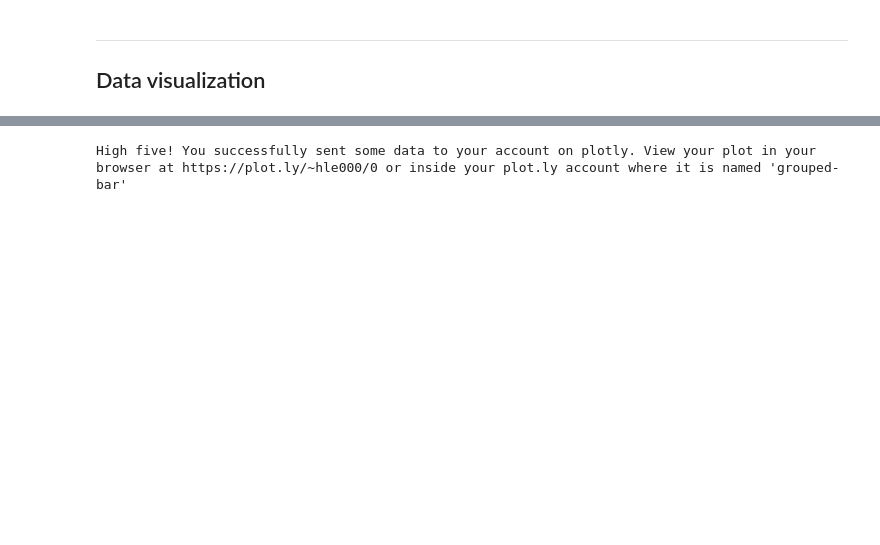
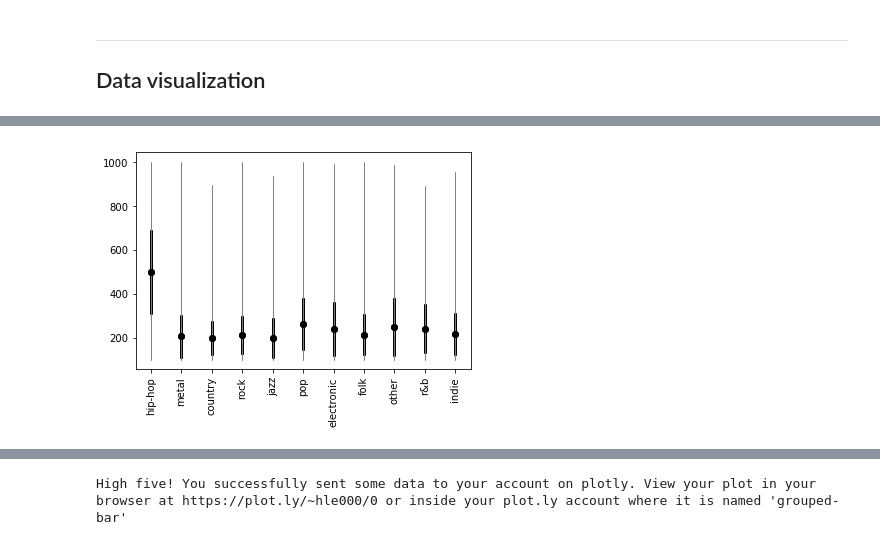
Before and after one commit to MisterSchmitz/mercari, a Jupyter notebook: lyricstogenre.ipynb, the cells around one changed output, grey strips where cells are left out. Saved outputs shown, nothing was run; the diff lists cells and outputs as text; code cells hidden in the pictures; blank space fills up the shorter version.

```diff
--- a/lyricstogenre.ipynb
+++ b/lyricstogenre.ipynb
@@ -237,7 +213,3 @@ sorted(pct_correct_by_genre.items(), key=lambda x:x[1], reverse=True)
 # %% [markdown]
 ________________________________________________________________________________
 ## Data visualization
-# %%
-genres = ['metal', 'country', 'rock', 'jazz', 'pop', 'electronic', 'folk', 'other', 'r&b', 'indie']
-import plotly.plotly as py
-import plotly.graph_objs as go
@@ -279,0 +257,30 @@ svm_no_balance_stats = [('rock', 0.8402536006156778),
+# %%
+"""
+Plot words in a song per genre.
+"""
+
+mins = []
+maxes = []
+means = []
+std = []
+for genre in plotted_genres:
+    words_list = words_per_song_by_genre[genre]
+    mins.append(min(words_list))
+    maxes.append(max(words_list))
+    mean = sum(words_list)/len(words_list)
+    means.append(mean)
+    std.append(np.std(words_list))
+mins = np.array(mins)
+maxes = np.array(maxes)
+means = np.array(means)
+std = np.array(std)
+
+# create stacked errorbars:
+plt.errorbar(np.arange(11), means, std, fmt='ok', lw=3)
+plt.errorbar(np.arange(11), means, [means - mins, maxes - means],
+             fmt='.k', ecolor='gray', lw=1)
+plt.xticks([x for x in range(11)], plotted_genres, rotation='vertical')
+
+plt.show()
+# %% [output]
+[figure, added]
```
Also changed, not shown: parts of 16 cells of this notebook, 1 other file.
